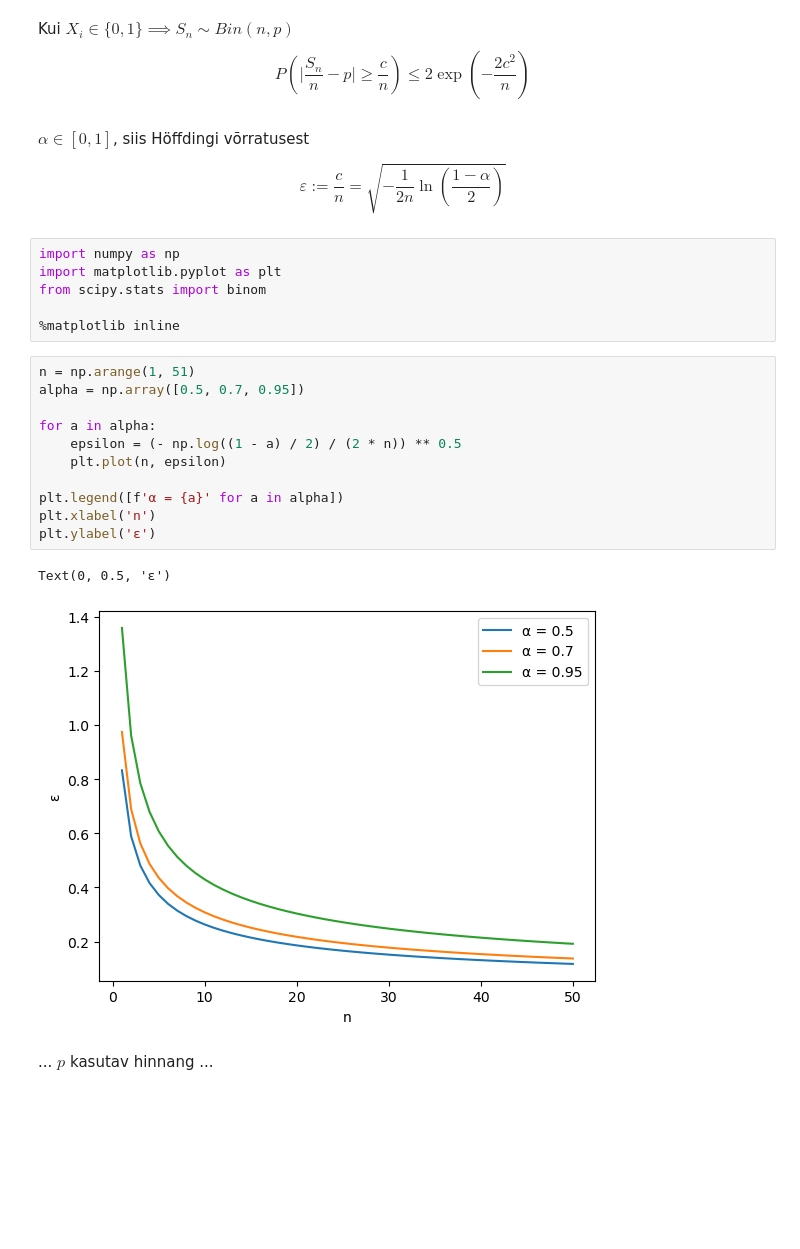
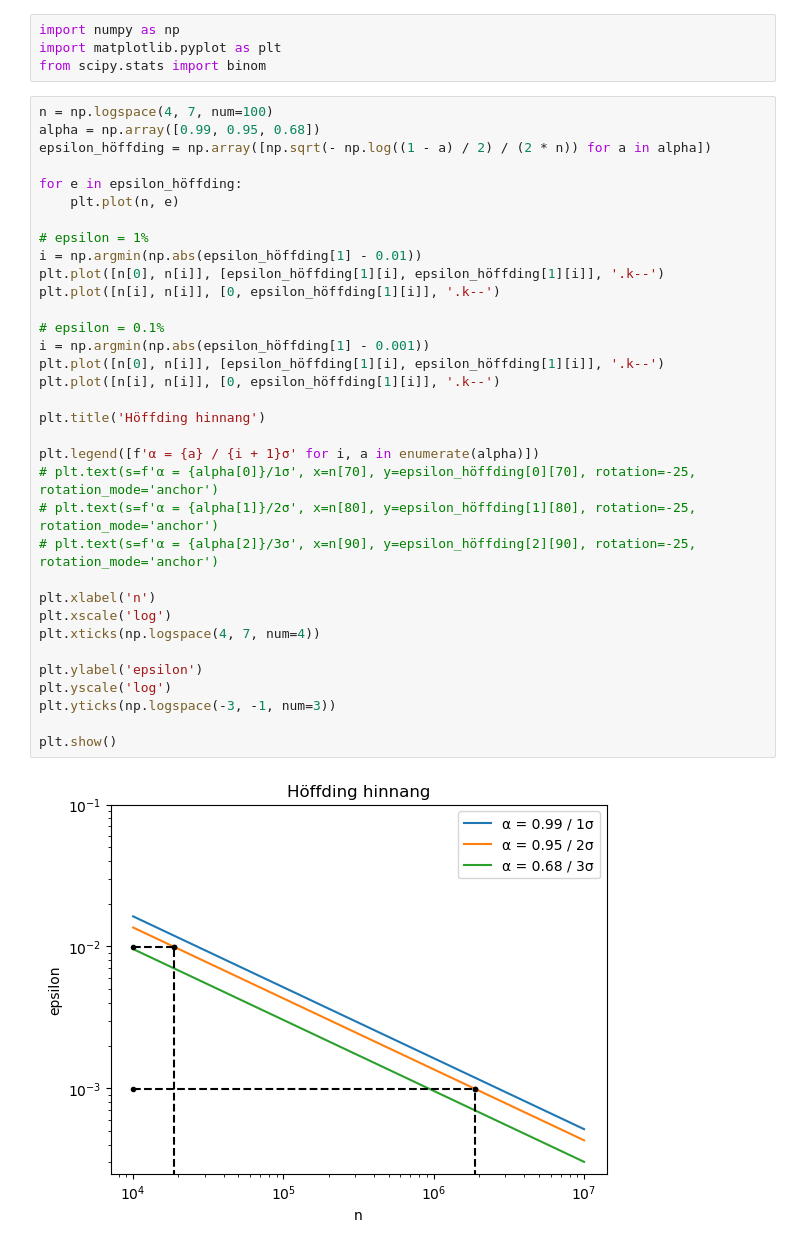
Before and after one commit to mart-mihkel/mudelite_hindamine, a Jupyter notebook: hoefdding.ipynb, the cells around one changed output. Saved outputs shown, nothing was run; the diff lists cells and outputs as text; blank space fills up the shorter version.

Commit message:
täpne hinnang ja võrdlus höffdingi hinnanguga

```diff
--- a/hoefdding.ipynb
+++ b/hoefdding.ipynb
@@ -9,34 +23,41 @@ Olgu $a_i < X_i < b_i$ ja $S_n = \sum_{i=1}^{n} X_i$
-# %% [markdown]
-Kui $X_i \in \{ 0, 1 \} \implies S_n \sim Bin(n, p)$
-\begin{equation*}
-    P ( \mid \frac{ S_n }{ n } - p \mid \geq \frac{ c }{ n } ) \leq 2 \exp{ \left( - \frac{ 2 c^2 }{ n } \right) }
-\end{equation*}
-# %% [markdown]
-$\alpha \in [0, 1]$, siis Höffdingi võrratusest
-
-\begin{equation*}
-     \varepsilon := \frac{c}{n} = \sqrt{ - \frac{1}{2n} \ln{ \left( \frac{ 1 - \alpha }{2} \right) } }
-\end{equation*}
 # %%
 import numpy as np
 import matplotlib.pyplot as plt
 from scipy.stats import binom
-
-%matplotlib inline
-# %%
-n = np.arange(1, 51)
-alpha = np.array([0.5, 0.7, 0.95])
-
-for a in alpha:
-    epsilon = (- np.log((1 - a) / 2) / (2 * n)) ** 0.5
-    plt.plot(n, epsilon)
-
-plt.legend([f'α = {a}' for a in alpha])
-plt.xlabel('n')
-plt.ylabel('ɛ')
-# %% [output]
-Text(0, 0.5, 'ɛ')
-[figure, removed]
-# %% [markdown]
-... $p$ kasutav hinnang ...
+# %%
+n = np.logspace(4, 7, num=100)
+alpha = np.array([0.99, 0.95, 0.68])
+epsilon_höffding = np.array([np.sqrt(- np.log((1 - a) / 2) / (2 * n)) for a in alpha])
+
+for e in epsilon_höffding:
+    plt.plot(n, e)
+
+# epsilon = 1%
+i = np.argmin(np.abs(epsilon_höffding[1] - 0.01))
+plt.plot([n[0], n[i]], [epsilon_höffding[1][i], epsilon_höffding[1][i]], '.k--')
+plt.plot([n[i], n[i]], [0, epsilon_höffding[1][i]], '.k--')
+
+# epsilon = 0.1%
+i = np.argmin(np.abs(epsilon_höffding[1] - 0.001))
+plt.plot([n[0], n[i]], [epsilon_höffding[1][i], epsilon_höffding[1][i]], '.k--')
+plt.plot([n[i], n[i]], [0, epsilon_höffding[1][i]], '.k--')
+
+plt.title('Höffding hinnang')
+
+plt.legend([f'α = {a} / {i + 1}σ' for i, a in enumerate(alpha)])
+# plt.text(s=f'α = {alpha[0]}/1σ', x=n[70], y=epsilon_höffding[0][70], rotation=-25, rotation_mode='anchor')
+# plt.text(s=f'α = {alpha[1]}/2σ', x=n[80], y=epsilon_höffding[1][80], rotation=-25, rotation_mode='anchor')
+# plt.text(s=f'α = {alpha[2]}/3σ', x=n[90], y=epsilon_höffding[2][90], rotation=-25, rotation_mode='anchor')
+
+plt.xlabel('n')
+plt.xscale('log')
+plt.xticks(np.logspace(4, 7, num=4))
+
+plt.ylabel('epsilon')
+plt.yscale('log')
+plt.yticks(np.logspace(-3, -1, num=3))
+
+plt.show()
+# %% [output]
+[figure, added]
 # %% [markdown]
```
Also changed, not shown: parts of 7 cells of this notebook.
